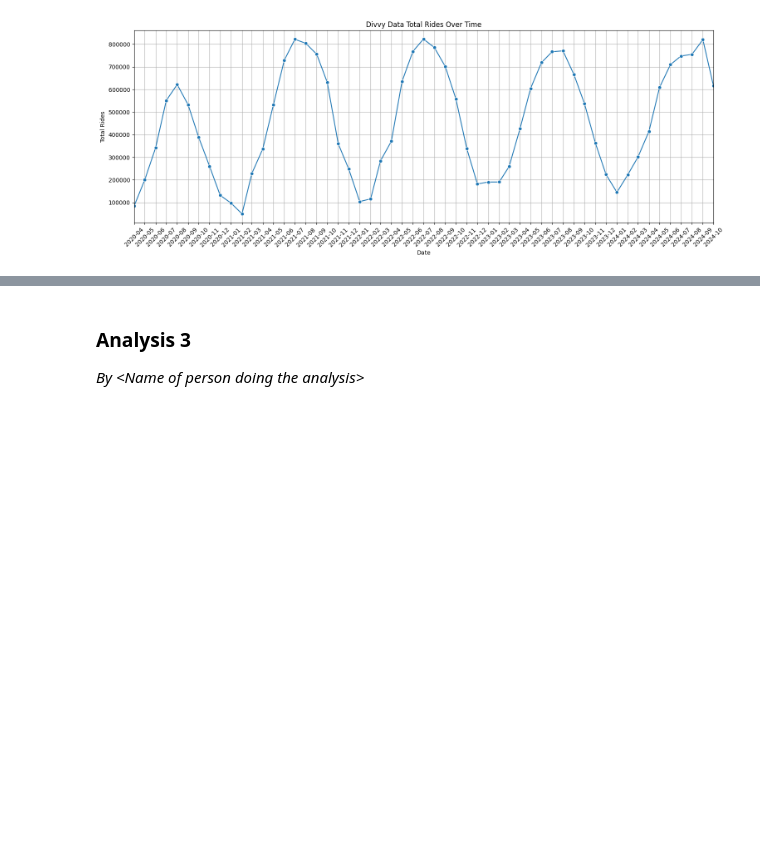
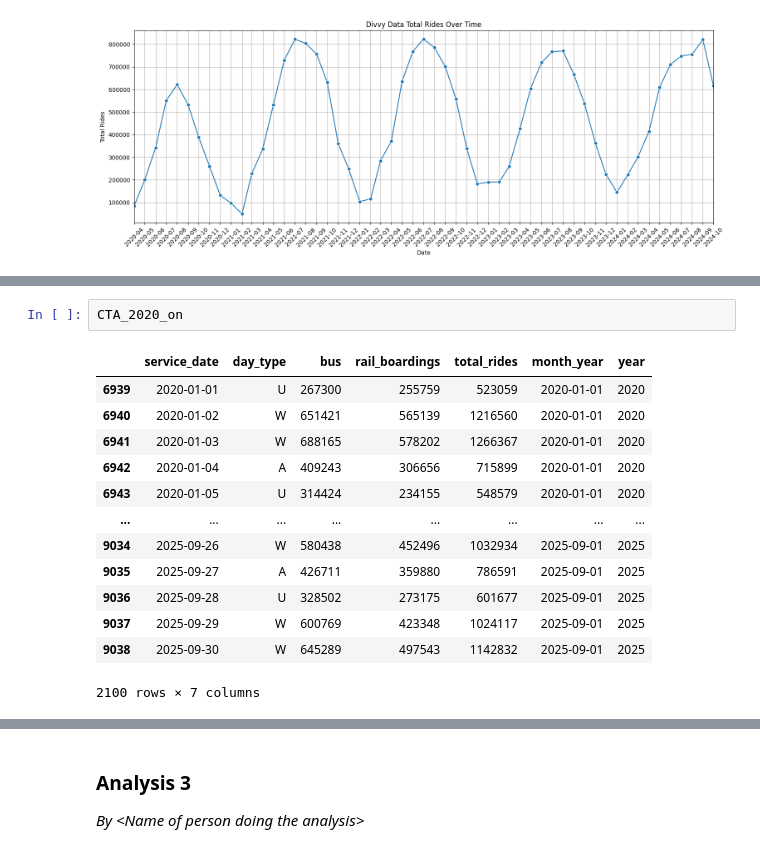
Before and after one commit to JonasGoldberg18/STAT303_Final_Project, a Jupyter notebook: Project Code Template.ipynb, the cells around one changed output, grey strips where cells are left out. Saved outputs shown, nothing was run; the diff lists cells and outputs as text; blank space fills up the shorter version.

```diff
--- a/Project Code Template.ipynb
+++ b/Project Code Template.ipynb
@@ -463,0 +481,16 @@ CTA['month_year'] = CTA['month_year'].dt.to_timestamp()
+# %%
+CTA_2020_on
+# %% [output]
+|  | service_date | day_type | bus | rail_boardings | total_rides | month_year | year |
+| 6939 | 2020-01-01 | U | 267300 | 255759 | 523059 | 2020-01-01 | 2020 |
+| 6940 | 2020-01-02 | W | 651421 | 565139 | 1216560 | 2020-01-01 | 2020 |
+| 6941 | 2020-01-03 | W | 688165 | 578202 | 1266367 | 2020-01-01 | 2020 |
+| 6942 | 2020-01-04 | A | 409243 | 306656 | 715899 | 2020-01-01 | 2020 |
+| 6943 | 2020-01-05 | U | 314424 | 234155 | 548579 | 2020-01-01 | 2020 |
+| ... | ... | ... | ... | ... | ... | ... | ... |
+| 9034 | 2025-09-26 | W | 580438 | 452496 | 1032934 | 2025-09-01 | 2025 |
+| 9035 | 2025-09-27 | A | 426711 | 359880 | 786591 | 2025-09-01 | 2025 |
+| 9036 | 2025-09-28 | U | 328502 | 273175 | 601677 | 2025-09-01 | 2025 |
+| 9037 | 2025-09-29 | W | 600769 | 423348 | 1024117 | 2025-09-01 | 2025 |
+| 9038 | 2025-09-30 | W | 645289 | 497543 | 1142832 | 2025-09-01 | 2025 |
+2100 rows × 7 columns
```
Also changed, not shown: parts of 4 cells of this notebook.
